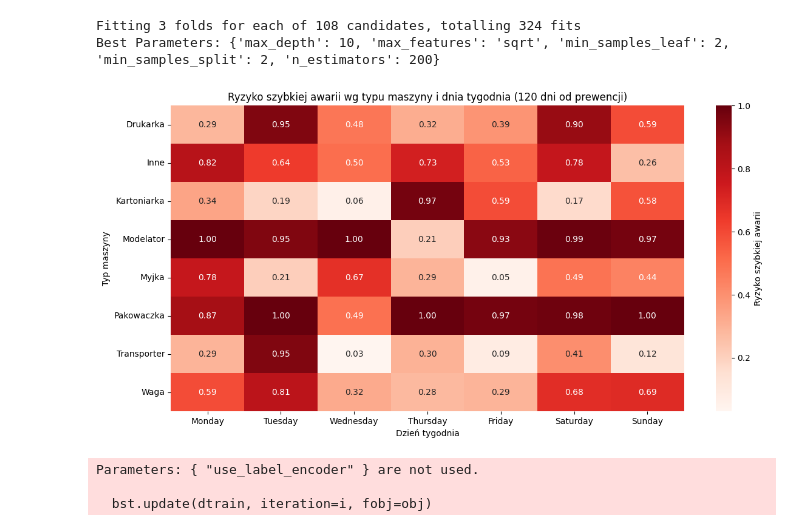
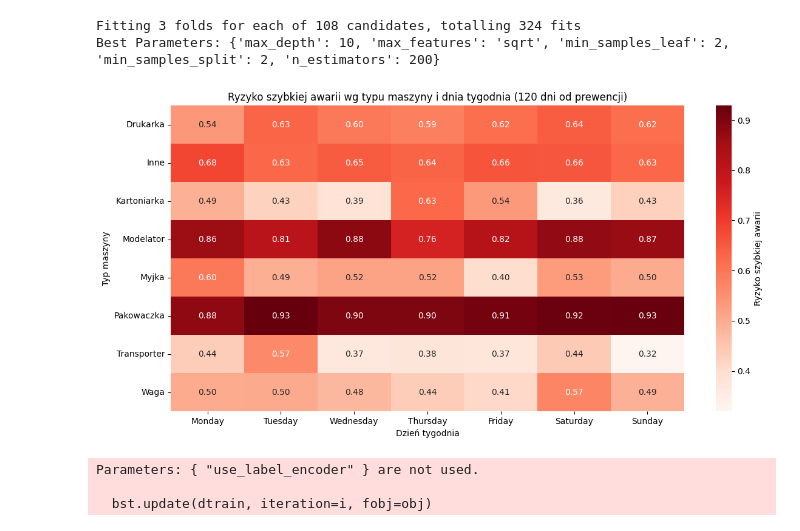
Before and after one commit to klaudiaban/ferrero, a Jupyter notebook: sapmaintance_preventive.ipynb, the cells around one changed output. Drawn from its saved outputs; the diff is of its cells as text; code cells hidden in the pictures.

```diff
--- a/sapmaintance_preventive.ipynb
+++ b/sapmaintance_preventive.ipynb
@@ -203,31 +203,31 @@ Best Parameters: {'max_depth': 10, 'max_features': 'sqrt', 'min_samples_leaf': 2
 # %%
 best_model.fit(X_train, y_train)
 
 top_types = model_df["Typ_maszyny"].value_counts().head(8).index.tolist()
 days = ["Monday", "Tuesday", "Wednesday", "Thursday", "Friday", "Saturday", "Sunday"]
 priority = "Brak"
 prevention_days = 120
 
 test_df = pd.DataFrame(itertools.product(top_types, days), columns=["Typ_maszyny", "Dzien_tygodnia"])
 test_df["Priorytet"] = priority
 test_df["Dni_od_ostatniej_prewencji"] = prevention_days
 
 test_encoded = pd.get_dummies(test_df)
 test_encoded = test_encoded.reindex(columns=X.columns, fill_value=0)
-test_df["Prawdopodobieństwo_szybkiej_awarii"] = model.predict_proba(test_encoded)[:, 1]
+test_df["Prawdopodobieństwo_szybkiej_awarii"] = best_model.predict_proba(test_encoded)[:, 1]
 
 pivot = test_df.pivot(index="Typ_maszyny", columns="Dzien_tygodnia", values="Prawdopodobieństwo_szybkiej_awarii")
 pivot = pivot[["Monday", "Tuesday", "Wednesday", "Thursday", "Friday", "Saturday", "Sunday"]]
 
 plt.figure(figsize=(12, 6))
 sns.heatmap(pivot, annot=True, fmt=".2f", cmap="Reds", cbar_kws={'label': 'Ryzyko szybkiej awarii'})
 plt.title(f"Ryzyko szybkiej awarii wg typu maszyny i dnia tygodnia ({prevention_days} dni od prewencji)")
 plt.xlabel("Dzień tygodnia")
 plt.ylabel("Typ maszyny")
 plt.tight_layout()
 plt.show()
 # %% [output]
-[figure, old version]
+[figure, new version]
 # %%
 import pandas as pd
 import matplotlib.pyplot as plt
```
Also changed, not shown: parts of 2 cells of this notebook, 2 other files.
